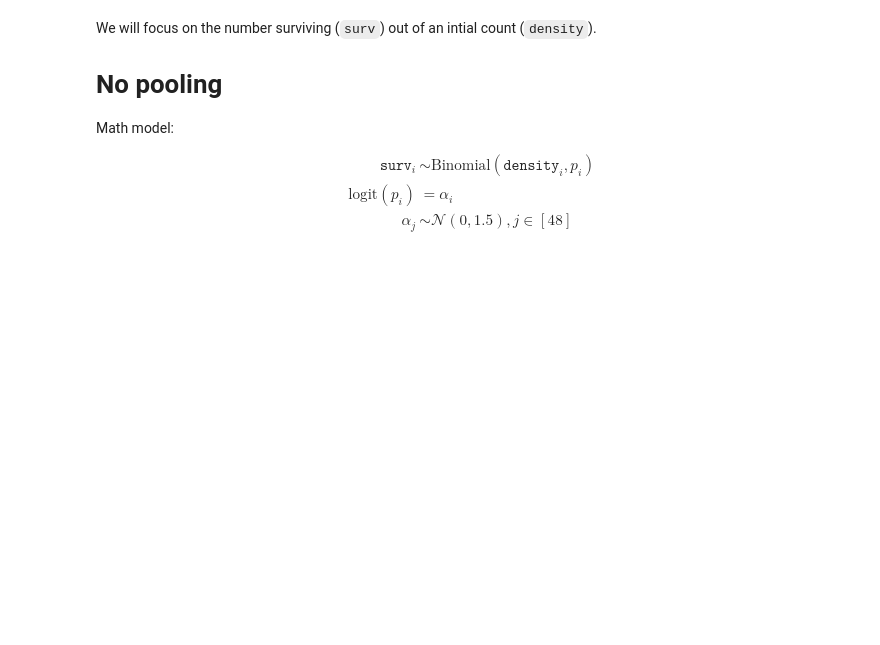
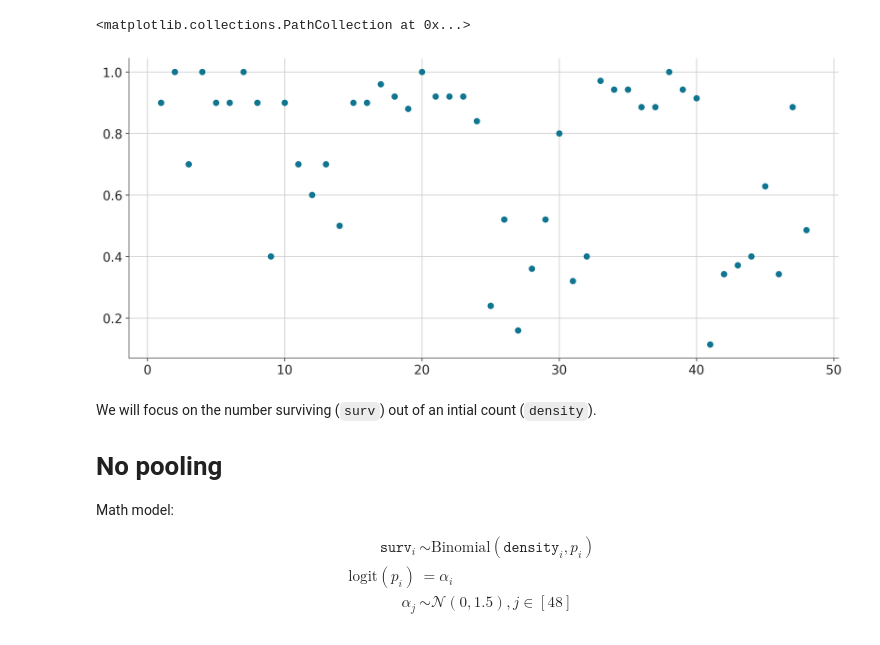
Before and after one commit to mika-long/mika-long.github.io, a Jupyter notebook: posts/pymc-hierarchical/index.ipynb, the cells around one changed output. Drawn from its saved outputs; the diff is of its cells as text; code cells hidden in the pictures; blank space fills up the shorter version.

```diff
--- a/posts/pymc-hierarchical/index.ipynb
+++ b/posts/pymc-hierarchical/index.ipynb
@@ -36,3 +54,11 @@ memory usage: 2.0+ KB
+# %%
+#| code-fold: true
+import matplotlib.pyplot as plt
+df.sort_values(by='density')
+plt.scatter(x = [i for i in range(1, 49)], y = df['propsurv'])
+# %% [output]
+<matplotlib.collections.PathCollection at 0x...>
+[figure, added]
 # %% [markdown]
 We will focus on the number surviving (`surv`) out of an intial count (`density`).
 
```
Also changed, not shown: parts of 31 cells of this notebook, 31 other files.
